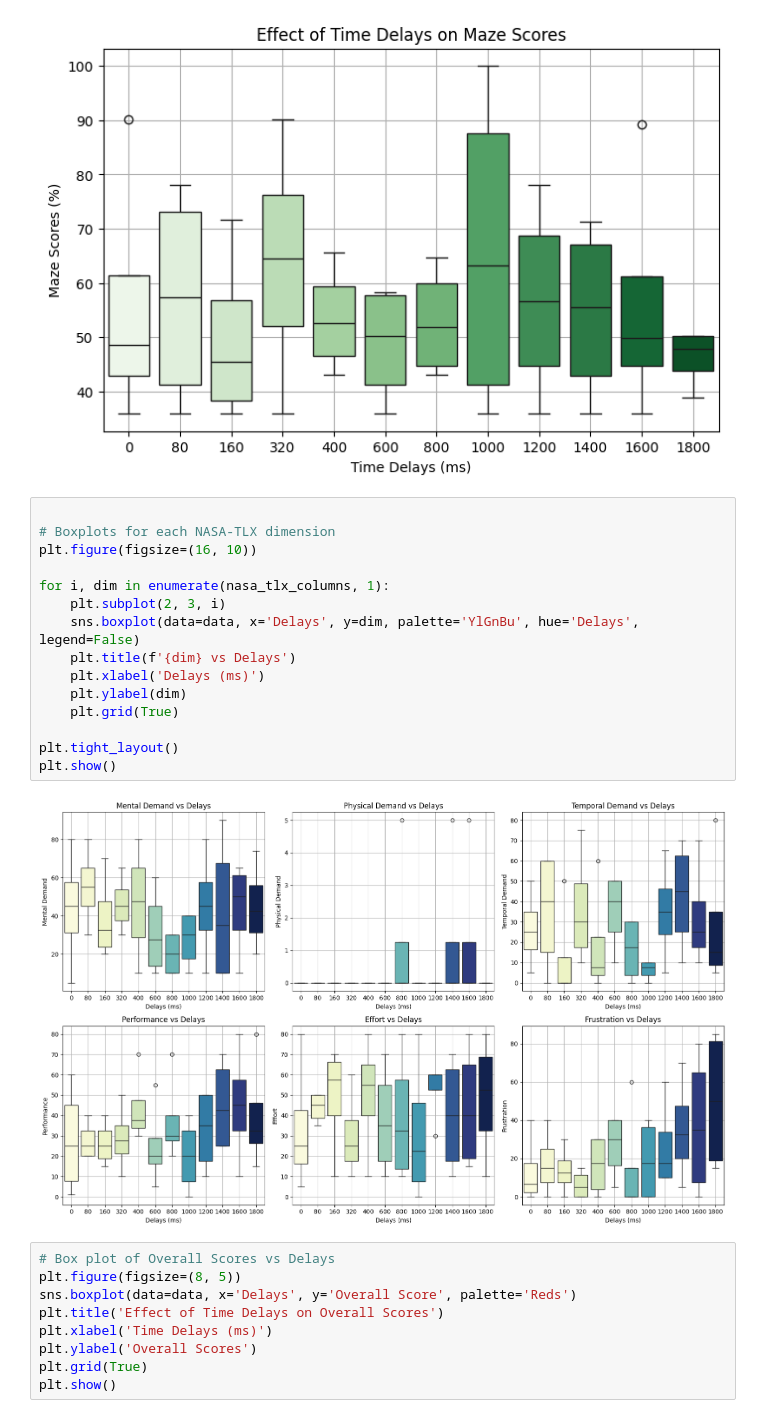
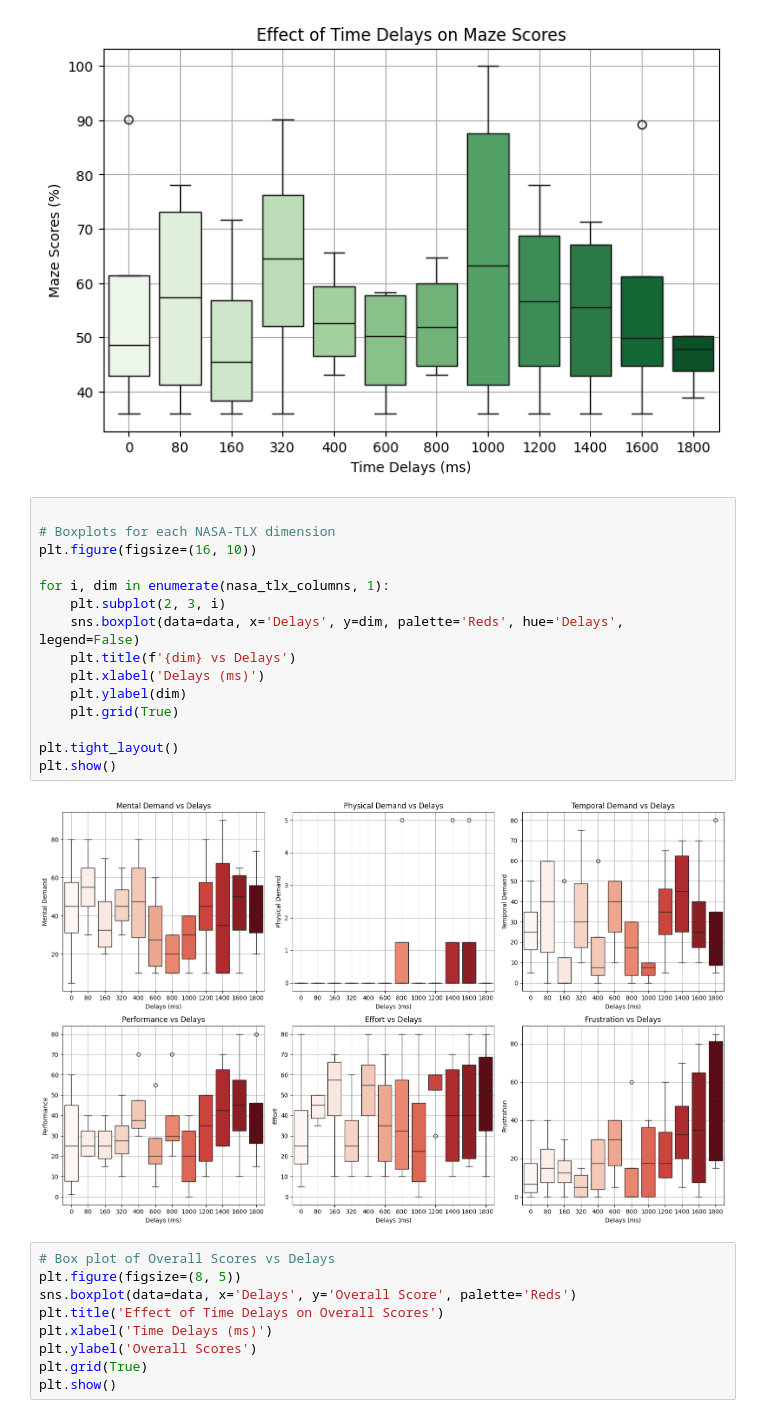
Before and after one commit to Raul-Villegas23/Thesis_python, a Jupyter notebook: experimental-analysis/thesis_analysis_time_delays.ipynb, the cells around one changed output. Drawn from its saved outputs; the diff is of its cells as text.

```diff
--- a/experimental-analysis/thesis_analysis_time_delays.ipynb
+++ b/experimental-analysis/thesis_analysis_time_delays.ipynb
@@ -101,20 +101,20 @@ Passing `palette` without assigning `hue` is deprecated and will be removed in v
 # %%
 
 # Boxplots for each NASA-TLX dimension
 plt.figure(figsize=(16, 10))
 
 for i, dim in enumerate(nasa_tlx_columns, 1):
     plt.subplot(2, 3, i)
-    sns.boxplot(data=data, x='Delays', y=dim, palette='YlGnBu', hue='Delays', legend=False)
+    sns.boxplot(data=data, x='Delays', y=dim, palette='Reds', hue='Delays', legend=False)
     plt.title(f'{dim} vs Delays')
     plt.xlabel('Delays (ms)')
     plt.ylabel(dim)
     plt.grid(True)
 
 plt.tight_layout()
 plt.show()
 # %% [output]
-[figure, old version]
+[figure, new version]
 # %%
 # Box plot of Overall Scores vs Delays
 plt.figure(figsize=(8, 5))
```
Also changed, not shown: parts of 2 cells of this notebook, 6 other files.
